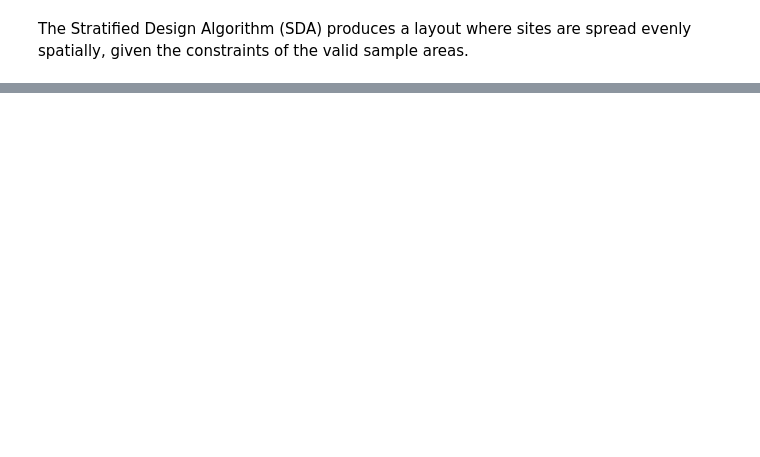
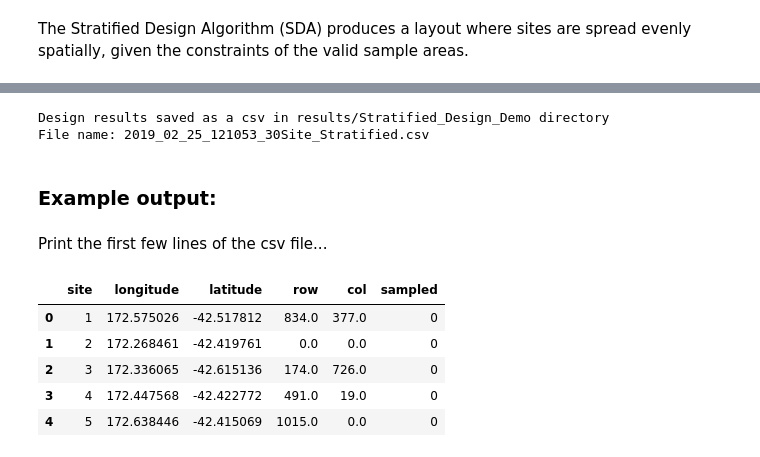
Before and after one commit to EllieBowler/optimising-sample-designs, a Jupyter notebook: demo-stratified-design.ipynb, the cells around one changed output, grey strips where cells are left out. Saved outputs shown, nothing was run; the diff lists cells and outputs as text; code cells hidden in the pictures; blank space fills up the shorter version.

```diff
--- a/demo-stratified-design.ipynb
+++ b/demo-stratified-design.ipynb
@@ -151,9 +178,26 @@ Add timestamp to output file name so always unique/ no overwriting #############
 # %%
-# Convert from row/col to projected
-longlat = LongLatConvert(x, y, GeoT, auth_code)
-
 # Reformat and save to csv
 result = pd.DataFrame(list(zip(*longlat)), columns = ['longitude','latitude'])
-result.index += 1; result['row'] = x; result['col'] = y
-result['sampled'] = np.hstack(([1]*nsampled, [0]*(nsp-nsampled)))
-result.to_csv('{0}/{1}Site_Stratified_Design.csv'.format(savepath, nsp), index_label='site')
+result.index += 1; result['row'] = x_strat; result['col'] = y_strat
+result['sampled'] = np.array([0]*nsp)
+csv_filename = '{}_{}Site_Stratified.csv'.format(ts, nsp)
+result.to_csv('{}/{}'.format(directory, csv_filename), index_label='site')
+print('Design results saved as a csv in {} directory \nFile name: {}'.format(directory, csv_filename))
+# %% [output]
+Design results saved as a csv in results/Stratified_Design_Demo directory
+File name: 2019_02_25_121053_30Site_Stratified.csv
+# %% [markdown]
+### Example output:
+# %% [markdown]
+Print the first few lines of the csv file...
+# %%
+view_csv = pd.read_csv('{}/{}'.format(directory, csv_filename))
+# %%
+view_csv.head()
+# %% [output]
+|  | site | longitude | latitude | row | col | sampled |
+| 0 | 1 | 172.575026 | -42.517812 | 834.0 | 377.0 | 0 |
+| 1 | 2 | 172.268461 | -42.419761 | 0.0 | 0.0 | 0 |
+| 2 | 3 | 172.336065 | -42.615136 | 174.0 | 726.0 | 0 |
+| 3 | 4 | 172.447568 | -42.422772 | 491.0 | 19.0 | 0 |
+| 4 | 5 | 172.638446 | -42.415069 | 1015.0 | 0.0 | 0 |
```
Also changed, not shown: parts of 16 cells of this notebook.
